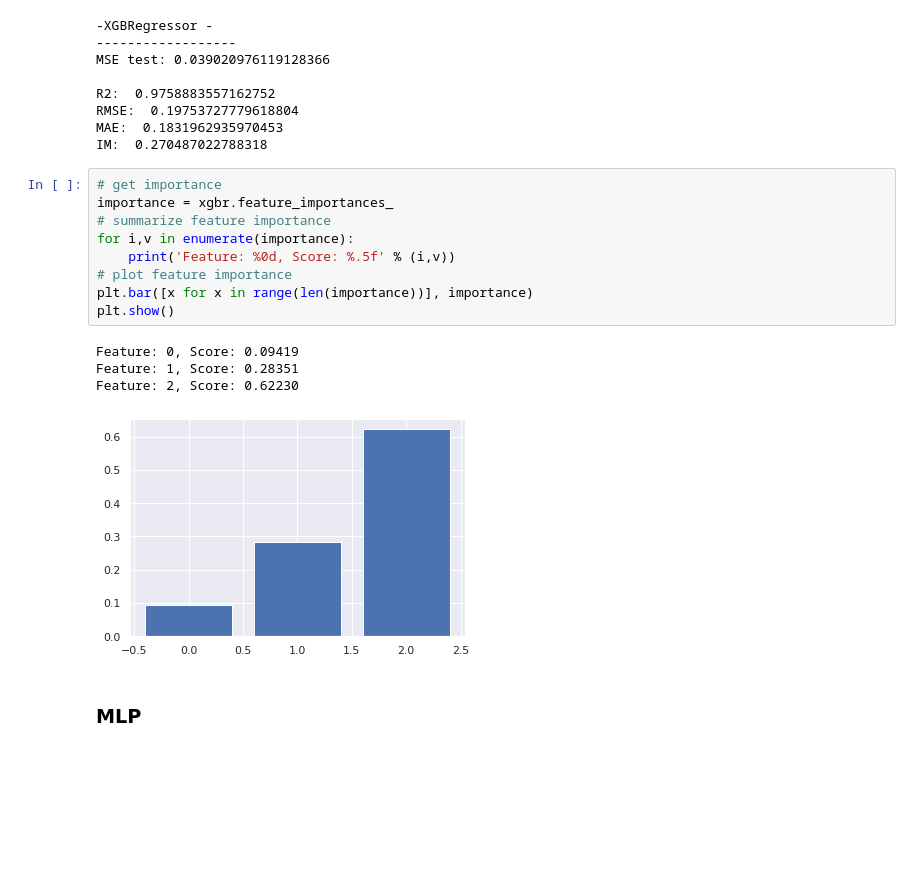
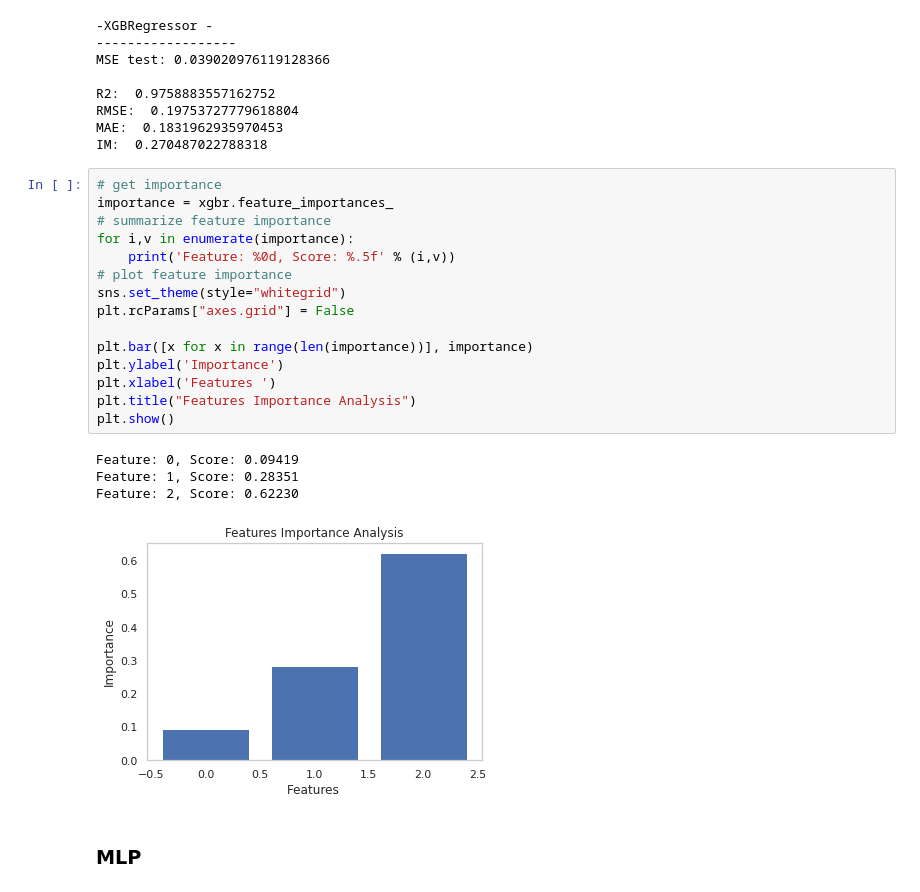
Before and after one commit to GermanOmar/LAFW, a Jupyter notebook: LARFW_IJAMT.ipynb, the cells around one changed output. Cells and saved outputs as stored; diff of their text form; blank space fills up the shorter version.

```diff
--- a/LARFW_IJAMT.ipynb
+++ b/LARFW_IJAMT.ipynb
@@ -301,17 +301,23 @@ IM:  0.270487022788318
 # %%
 # get importance
 importance = xgbr.feature_importances_
 # summarize feature importance
 for i,v in enumerate(importance):
 	print('Feature: %0d, Score: %.5f' % (i,v))
 # plot feature importance
+sns.set_theme(style="whitegrid")
+plt.rcParams["axes.grid"] = False
+
 plt.bar([x for x in range(len(importance))], importance)
+plt.ylabel('Importance')
+plt.xlabel('Features ')
+plt.title("Features Importance Analysis")
 plt.show()
 # %% [output]
 Feature: 0, Score: 0.09419
 Feature: 1, Score: 0.28351
 Feature: 2, Score: 0.62230
-[figure, old version]
+[figure, new version]
 # %% [markdown]
 ### MLP
 # %%
```
Also changed, not shown: parts of 11 cells of this notebook.
